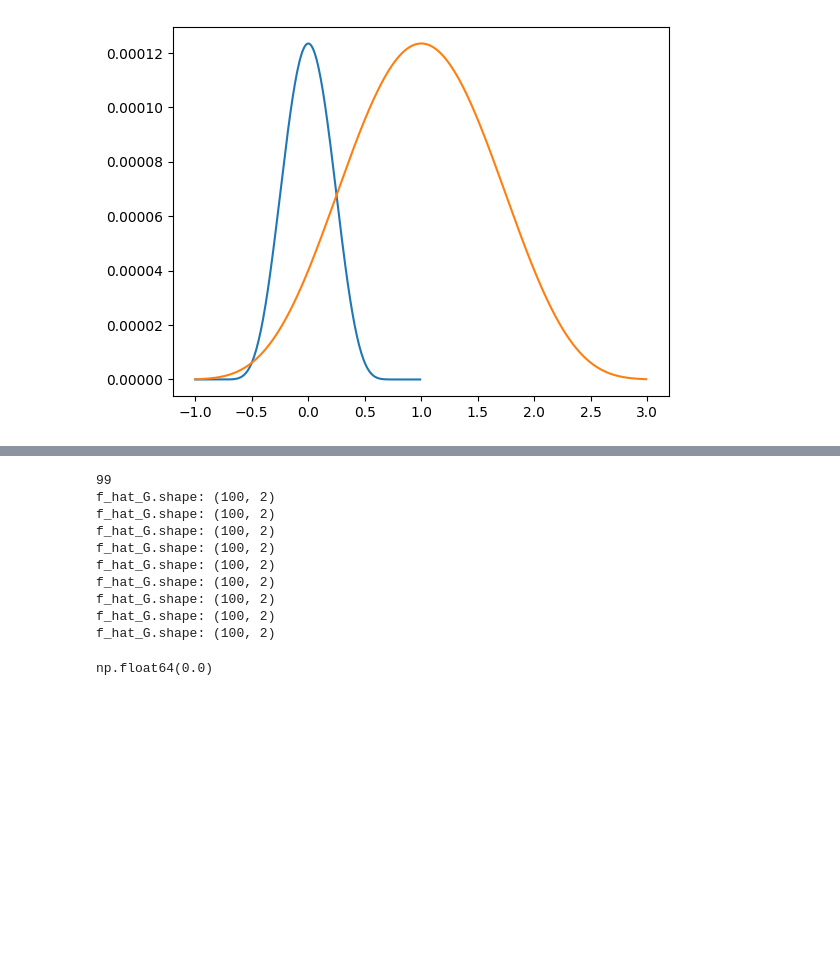
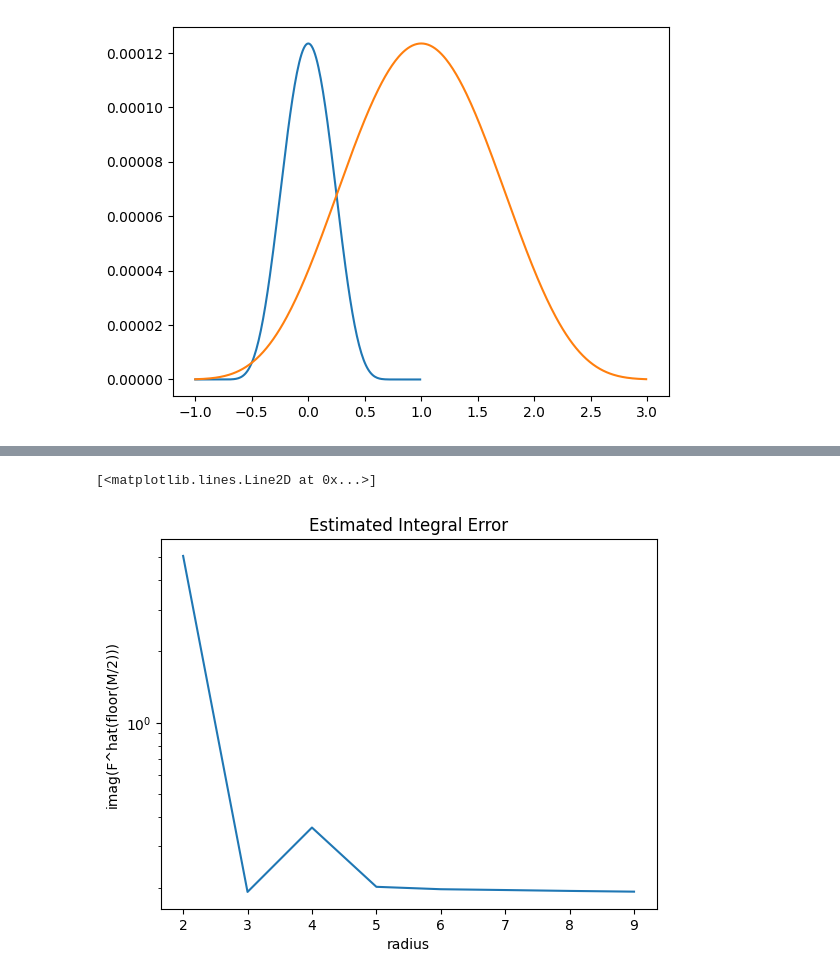
Before and after one commit to jackkrebsbach/wendy.R, a Jupyter notebook: exploration/test_functions.ipynb, the cells around one changed output, grey strips where cells are left out. Saved outputs shown, nothing was run; the diff lists cells and outputs as text; code cells hidden in the pictures; blank space fills up the shorter version.

Commit message:
work on test functions

```diff
--- a/exploration/test_functions.ipynb
+++ b/exploration/test_functions.ipynb
@@ -231,37 +178,31 @@ array([[0.00000000e+00, 4.96641155e-02, 9.97530426e-01, ...,
 # %%
-npoints = 200
-U, tt = getSystemInfo(npoints)
+npoints = 160
+U, tt = getSystemInfo(t_span=[0,80], noise_ratio=0.05, npoints=n_points)
 
 def find_min_radius_int_error(U, tt , radius_min, radius_max,n_test_functions,num_radii =100, sub_sample_rate = 2):
     Mp1,D = U.shape
     step = int(np.ceil((radius_max - radius_min)/num_radii))
     radii  = np.arange(radius_min, radius_max, step)
     errors = np.zeros(len(radii))
 
-    # Select the fourier modes from just where the roots of the unit circle would hit on the subsampled grid
     IX = int(np.floor((Mp1-1) / sub_sample_rate))
-    print(IX)
 
     for (i, r) in enumerate(radii):
         V_r = build_test_function_matrix(r, tt, n_test_functions=n_test_functions)
-        G = V_r@U
-        # print(f"G shape: {G.shape}")
-        f_hat_G = fft(G)
-        print(f"f_hat_G.shape: {f_hat_G.shape}")
-        errors[i]=  np.linalg.norm(np.imag(f_hat_G[IX, :]))
-    return errors
+        K = V_r.shape[0]
+        G = V_r[:, :, np.newaxis] * U[np.newaxis, :, :]  # (K, Mp1, D)
+        G = np.transpose(G, (0, 2, 1))   # (K, D, Mp1)
+        G = G.reshape(K*D, Mp1)  # For column i (index time), one row is phi_k(t_i)u(t_i)[D] <- Dth dimension
+        f_hat_G = fft(G, axis=1)
+        errors[i]=  np.linalg.norm(np.imag(f_hat_G[:, IX]))
+    return errors, radii
 
-errors = find_min_radius_int_error(U, tt, radius_min = 1, radius_max = 10, n_test_functions =100, num_radii =100, sub_sample_rate = 2)
-np.max(errors)
+errors, radii = find_min_radius_int_error(U, tt, radius_min = 2, radius_max = 10, n_test_functions =100, num_radii =200, sub_sample_rate = 2)
+
+plt.title("Estimated Integral Error")
+plt.ylabel("imag(F^hat(floor(M/2)))")
+plt.xlabel("radius")
+plt.semilogy(radii, errors)
 # %% [output]
-99
-f_hat_G.shape: (100, 2)
-f_hat_G.shape: (100, 2)
-f_hat_G.shape: (100, 2)
-f_hat_G.shape: (100, 2)
-f_hat_G.shape: (100, 2)
-f_hat_G.shape: (100, 2)
-f_hat_G.shape: (100, 2)
-f_hat_G.shape: (100, 2)
-f_hat_G.shape: (100, 2)
+[<matplotlib.lines.Line2D at 0x...>]
-np.float64(0.0)
+[figure, added]
```
Also changed, not shown: parts of 7 cells of this notebook.
